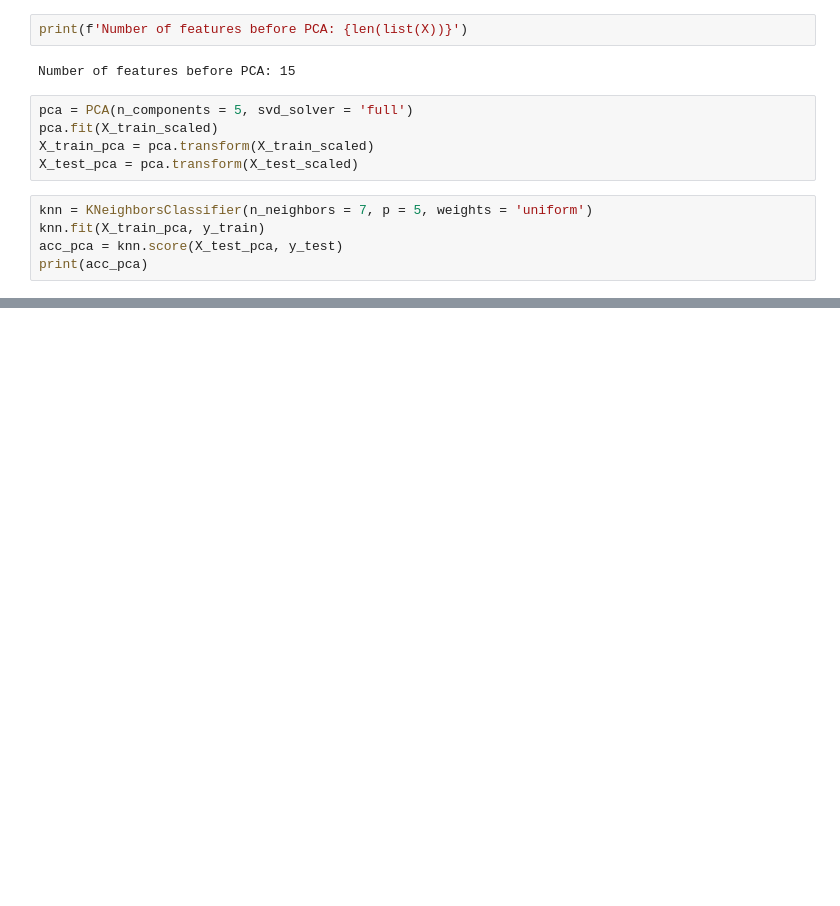
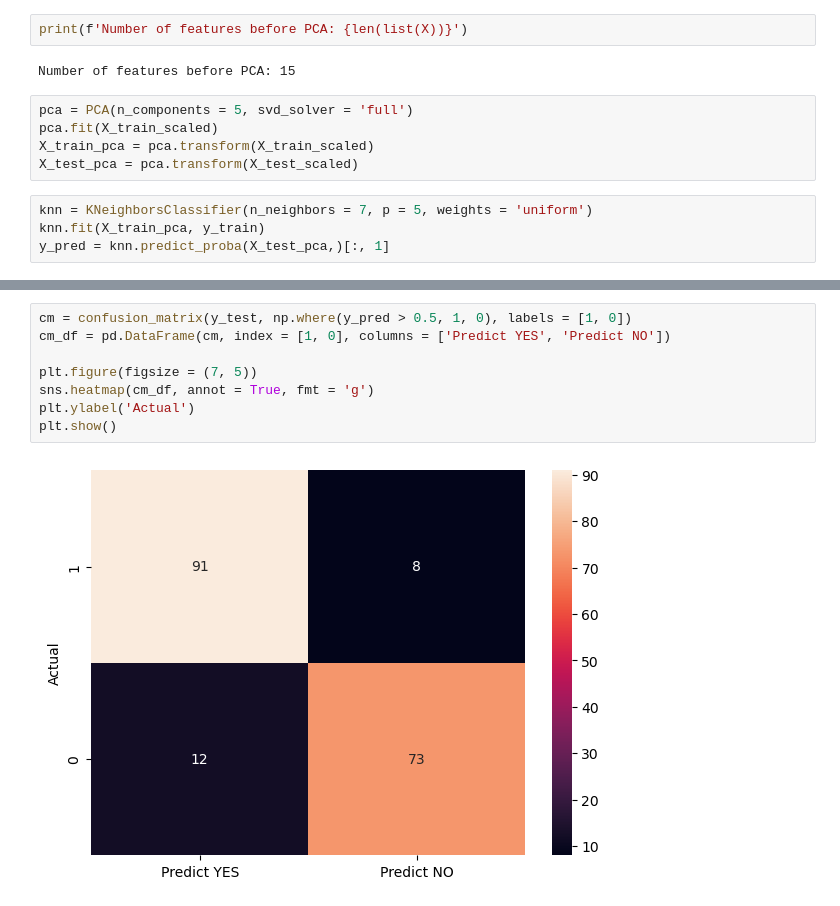
Before and after one commit to CyprianFusi/Predicting-Heart-Disease-using-K-Nearest-Neighbours, a Jupyter notebook: Predicting Heart Disease.ipynb, the cells around one changed output, grey strips where cells are left out. Cells and saved outputs as stored; diff of their text form; blank space fills up the shorter version.

```diff
--- a/Predicting Heart Disease.ipynb
+++ b/Predicting Heart Disease.ipynb
@@ -406,5 +408,4 @@ X_test_pca = pca.transform(X_test_scaled)
 # %%
 knn = KNeighborsClassifier(n_neighbors = 7, p = 5, weights = 'uniform')
 knn.fit(X_train_pca, y_train)
-acc_pca = knn.score(X_test_pca, y_test)
-print(acc_pca)
+y_pred = knn.predict_proba(X_test_pca,)[:, 1]
@@ -412,0 +424,10 @@ print(acc_pca)
+# %%
+cm = confusion_matrix(y_test, np.where(y_pred > 0.5, 1, 0), labels = [1, 0])
+cm_df = pd.DataFrame(cm, index = [1, 0], columns = ['Predict YES', 'Predict NO'])
+
+plt.figure(figsize = (7, 5))
+sns.heatmap(cm_df, annot = True, fmt = 'g')
+plt.ylabel('Actual')
+plt.show()
+# %% [output]
+[figure, added]
```
Also changed, not shown: parts of 11 cells of this notebook.
